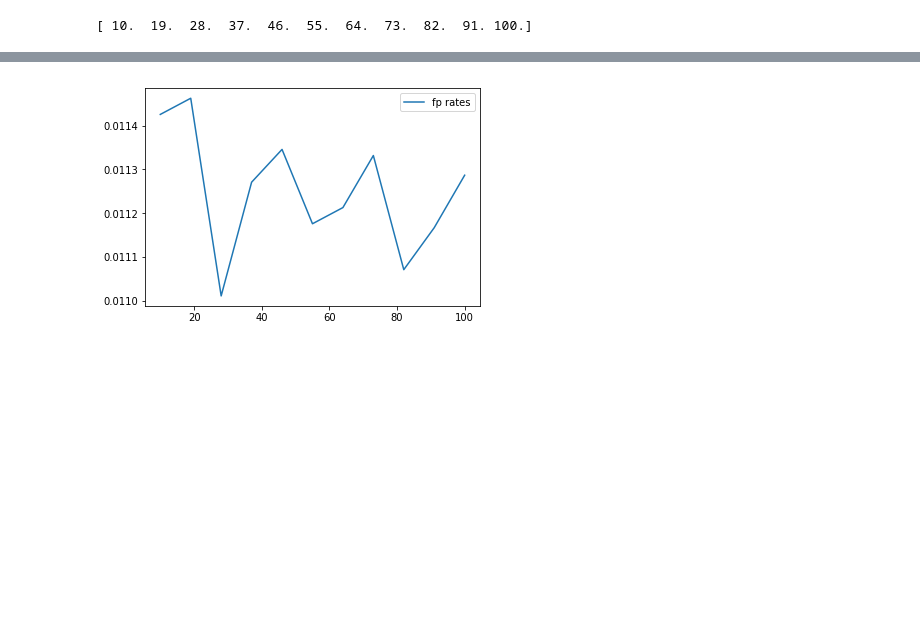
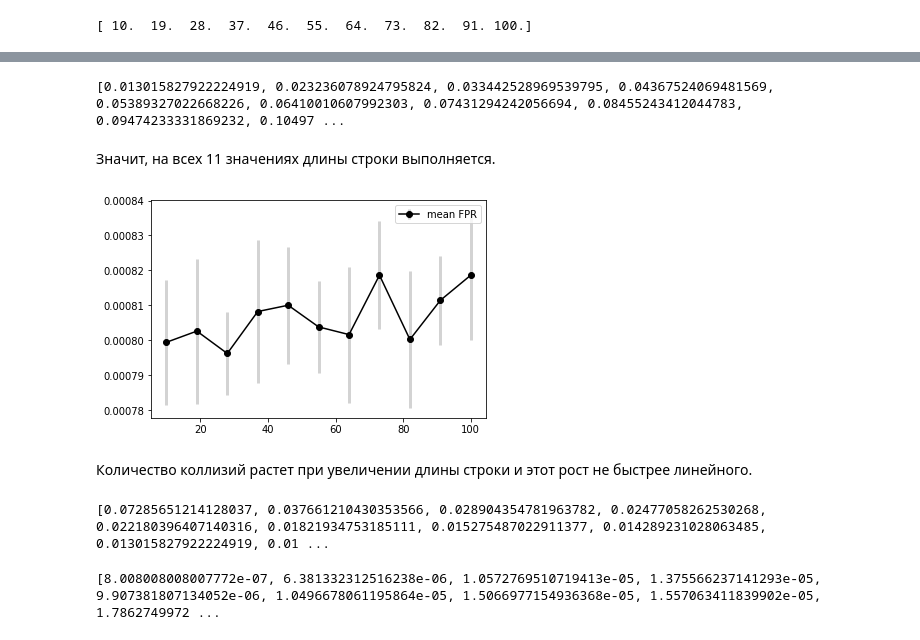
Before and after one commit to Pandaklez/python_course_hw, a Jupyter notebook: Klezovich_assignment_1v2.ipynb, the cells around one changed output, grey strips where cells are left out. Saved outputs shown, nothing was run; the diff lists cells and outputs as text; code cells hidden in the pictures; blank space fills up the shorter version.

```diff
--- a/Klezovich_assignment_1v2.ipynb
+++ b/Klezovich_assignment_1v2.ipynb
@@ -29,12 +29,13 @@ print(L)
 # %%
 # generate strings with lengths from L
 
-def generate_str(length):
+def generate_str(length, seed):
+    random.seed(seed)  # ставим seed, чтобы в разных экспериментах были разные строки
     strings_add = []
-    while len(strings_add) < 10:
+    while len(strings_add) < 1000:  # генерируем 1000 строк в каждом эксперименте
         strings_add.append(''.join(random.choices(string.ascii_uppercase + string.ascii_lowercase, k=length)))
         strings_add = list(set(strings_add))
     return strings_add
 
-generate_str(3)
+len(generate_str(3, 5))
 # %% [output]
@@ -146,0 +65,36 @@ for length in L:
+# %%
+def experiment(length, p, seed):
+    hash_table = {}
+    collision = 0
+    strings = generate_str(int(length), seed)  # 1000 strings
+    for item in strings:
+        h = hash_string(item, p)
+        if h not in hash_table:
+            hash_table[h] = item
+        else:
+            hash_table[h] = item
+            collision += 1
+    fpr = (2 * collision) / (1000 *  (1000-1))
+    return fpr, len(hash_table)
+# %%
+# зависимост FPR от длины строки
+means = []
+stds = []
+upper_bounds = []
+for length in L:
+    p = 881  # зафиксируем значение p
+    k = 1
+    fp_rates, upper = [], []
+    seed = [1212, 15, 17, 300, 200, 551, 24, 412, 198, 7008, 693]
+    while k <= 10:
+        fp_rate, m = experiment(length, p, seed[k])
+        fp_rates.append(fp_rate)
+        upper_bound = 1/m + length/p
+        upper.append(upper_bound)
+        k += 1
+    stds.append(np.std(fp_rates))
+    means.append(np.mean(fp_rates))
+    upper_bounds.append(np.mean(upper))
+print(upper_bounds)
+# %% [output]
+[0.013015827922224919, 0.023236078924795824, 0.033442528969539795, 0.04367524069481569, 0.05389327022668226, 0.06410010607992303, 0.07431294242056694, 0.08455243412044783, 0.09474233331869232, 0.10497 ...
@@ -147,7 +106,9 @@ for length in L:
+# %% [markdown]
+Значит, на всех 11 значениях длины строки выполняется.
 # %%
 # место для графиков
-plt.plot(L, fps, label='fp rates')
+plt.errorbar(L, means, stds, fmt='-o', color='black', ecolor='lightgray', elinewidth=3, label='mean FPR')
 plt.legend()
 plt.show()
 # %% [output]
-[figure, old version]
+[figure, new version]
@@ -191,2 +115,30 @@ for p in P:
+# %% [markdown]
+Количество коллизий растет при увеличении длины строки и этот рост не быстрее линейного.
+# %%
+# зависимост FPR от p
+means = []
+stds = []
+upper_bounds = []
+for p in P:
+    length = 10  # зафиксируем значение length
+    k = 1
+    fp_rates, upper = [], []
+    seed = [1212, 15, 17, 300, 200, 551, 24, 412, 198, 7008, 693]
+    while k <= 10:
+        fp_rate, m = experiment(length, p, seed[k])
+        fp_rates.append(fp_rate)
+        upper_bound = 1/m + length/p
+        upper.append(upper_bound)
+        k += 1
+    stds.append(np.std(fp_rates))
+    means.append(np.mean(fp_rates))
+    upper_bounds.append(np.mean(upper))
+print(upper_bounds)
+# %% [output]
+[0.07285651214128037, 0.037661210430353566, 0.028904354781963782, 0.02477058262530268, 0.022180396407140316, 0.01821934753185111, 0.015275487022911377, 0.014289231028063485, 0.013015827922224919, 0.01 ...
+# %%
+print(stds)
+# %% [output]
+[8.008008008007772e-07, 6.381332312516238e-06, 1.0572769510719413e-05, 1.375566237141293e-05, 9.907381807134052e-06, 1.0496678061195864e-05, 1.5066977154936368e-05, 1.557063411839902e-05, 1.7862749972 ...
 # %%
 # место для графиков
```
Also changed, not shown: parts of 9 cells of this notebook.
